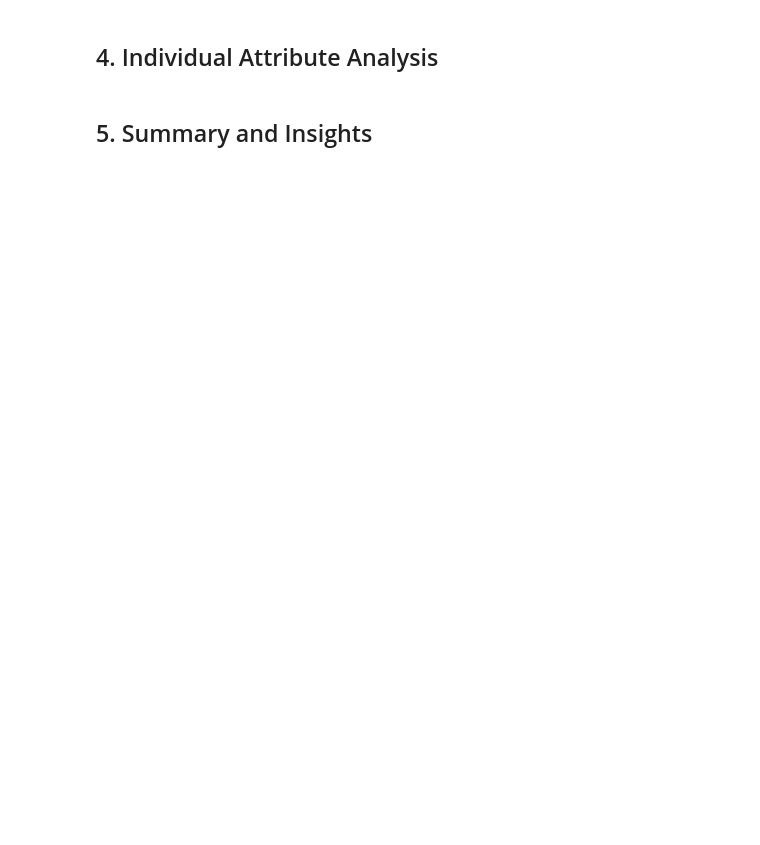
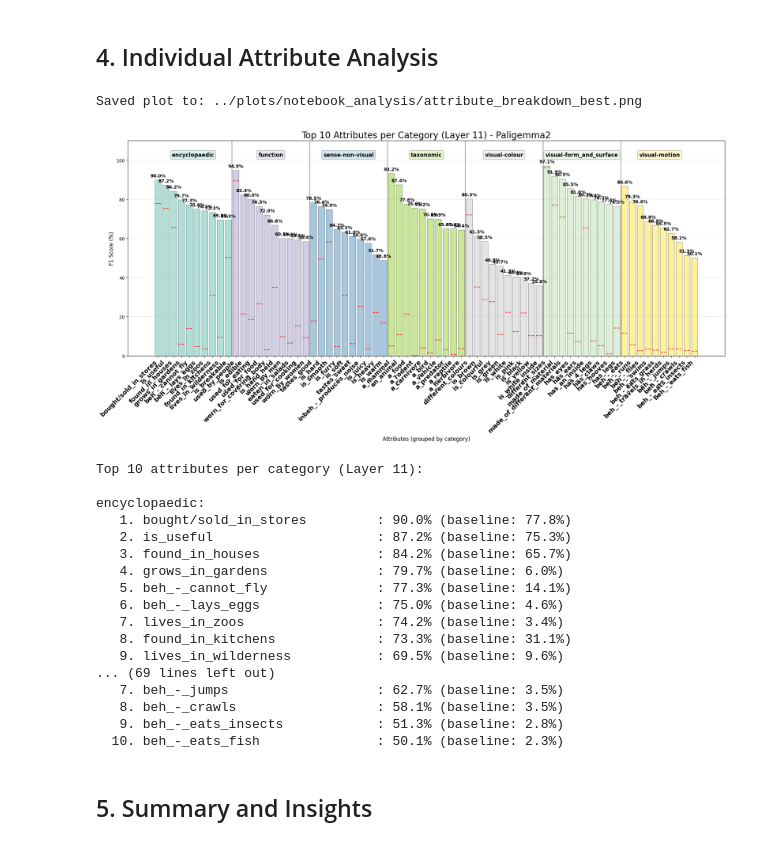
Before and after one commit to israfelsr/compmech, a Jupyter notebook: notebooks/probe_analysis.ipynb, the cells around one changed output. Saved outputs shown, nothing was run; the diff lists cells and outputs as text; code cells hidden in the pictures; blank space fills up the shorter version.

```diff
--- a/notebooks/probe_analysis.ipynb
+++ b/notebooks/probe_analysis.ipynb
@@ -699,33 +766,53 @@ def attribute_breakdown(results, layer, taxonomy, metric="f1", save_path=None, t
     plt.grid(True, alpha=0.3, axis="y")
 
     # Set x-axis labels
     plt.xticks(x_pos, attributes, rotation=45, ha="right", fontsize=14, fontweight='bold')
     plt.ylim(0, 110)
 
     plt.tight_layout()
 
     if save_path:
         plt.savefig(save_path, dpi=300, bbox_inches="tight")
         print(f"Saved plot to: {save_path}")
 
     plt.show()
 
     # Print top attributes per category
     print(f"\nTop {top_n_per_category} attributes per category (Layer {layer}):")
     for cat in category_order:
         if cat in category_groups_top and category_groups_top[cat]:
             print(f"\n{cat}:")
             for i, (attr, score, baseline) in enumerate(category_groups_top[cat], 1):
                 print(f"  {i:2d}. {attr:<30}: {score:.1f}% (baseline: {baseline:.1f}%)")
 
     return attr_data
 
 
 # Create attribute breakdown for best layer
 if taxonomy and results and 'best_layer' in locals():
     save_path = f"{SAVE_DIR}/attribute_breakdown_best.png" if SAVE_PLOTS else None
-    attribute_breakdown(results, best_layer, taxonomy, save_path=save_path)
+    attribute_breakdown(results, best_layer, taxonomy, )
 else:
     print("Skipping attribute breakdown - no taxonomy, results, or best layer identified")
+# %% [output]
+Saved plot to: ../plots/notebook_analysis/attribute_breakdown_best.png
+[figure, added]
+Top 10 attributes per category (Layer 11):
+
+encyclopaedic:
+   1. bought/sold_in_stores         : 90.0% (baseline: 77.8%)
+   2. is_useful                     : 87.2% (baseline: 75.3%)
+   3. found_in_houses               : 84.2% (baseline: 65.7%)
+   4. grows_in_gardens              : 79.7% (baseline: 6.0%)
+   5. beh_-_cannot_fly              : 77.3% (baseline: 14.1%)
+   6. beh_-_lays_eggs               : 75.0% (baseline: 4.6%)
+   7. lives_in_zoos                 : 74.2% (baseline: 3.4%)
+   8. found_in_kitchens             : 73.3% (baseline: 31.1%)
+   9. lives_in_wilderness           : 69.5% (baseline: 9.6%)
+... (69 lines left out)
+   7. beh_-_jumps                   : 62.7% (baseline: 3.5%)
+   8. beh_-_crawls                  : 58.1% (baseline: 3.5%)
+   9. beh_-_eats_insects            : 51.3% (baseline: 2.8%)
+  10. beh_-_eats_fish               : 50.1% (baseline: 2.3%)
 # %% [markdown]
 ## 5. Summary and Insights
```
Also changed, not shown: parts of 8 cells of this notebook, 6 other files.
